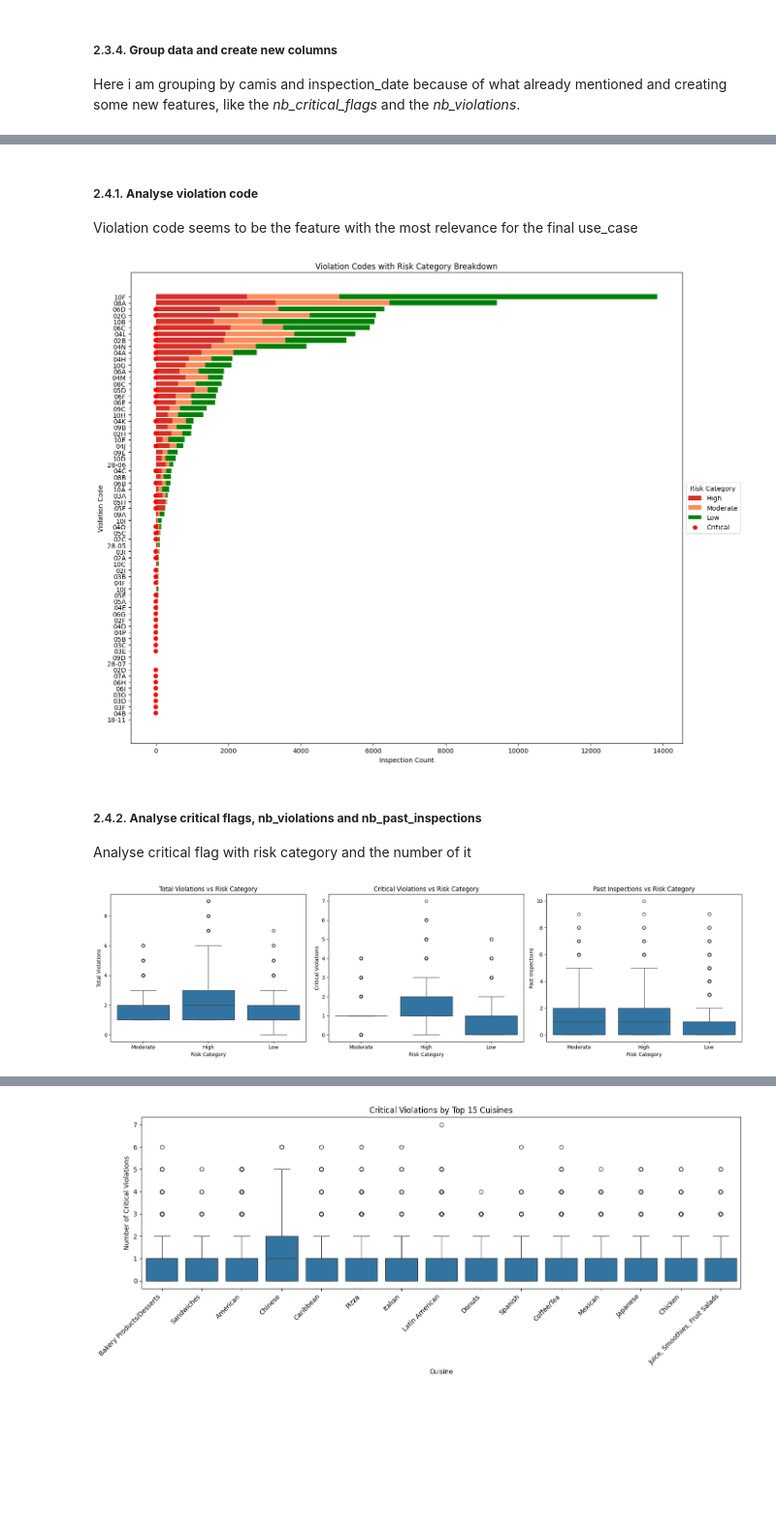
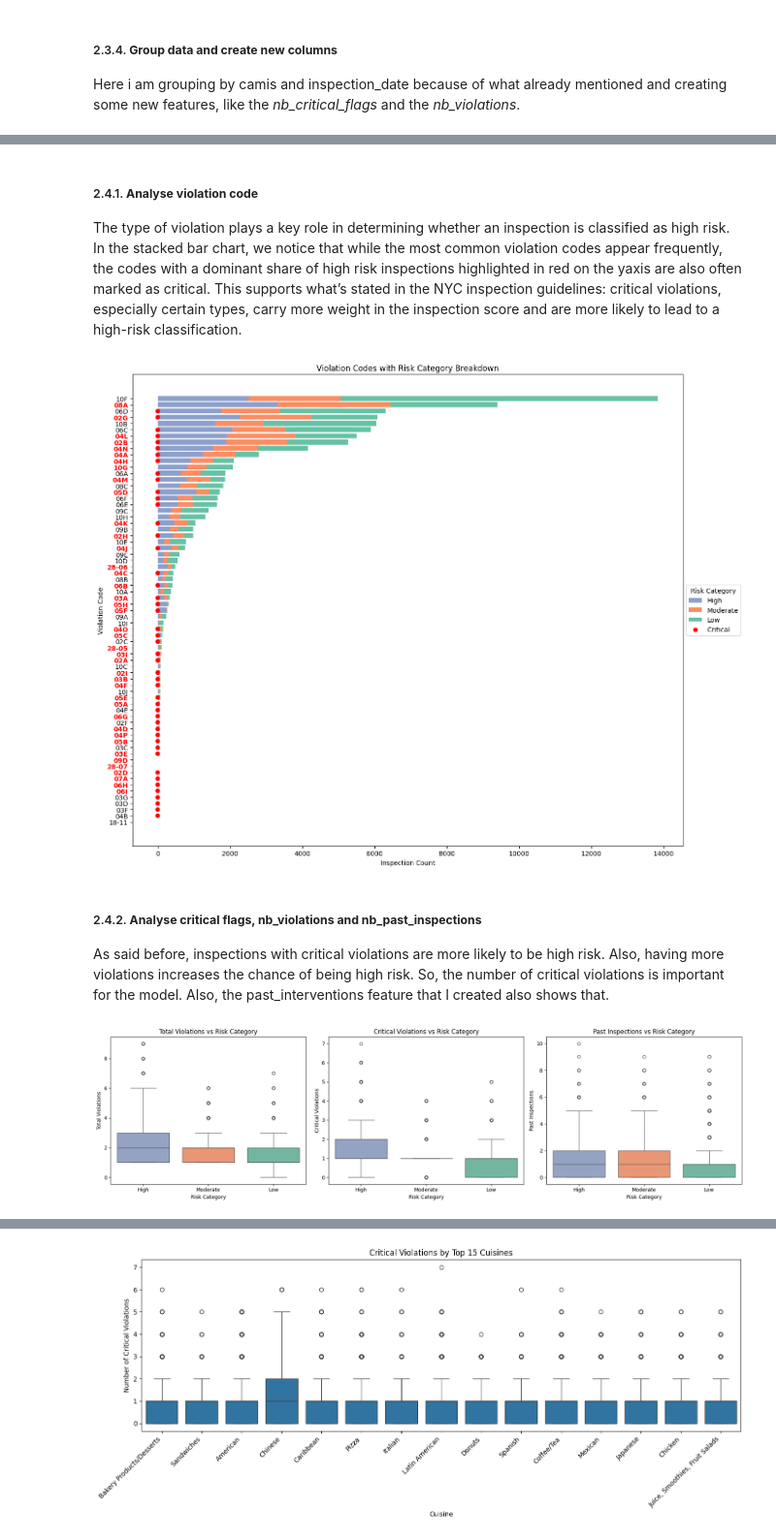
Before and after one commit to mcosta95/nyc-business-case, a Jupyter notebook: final_notebook/main.ipynb, the cells around one changed output, grey strips where cells are left out. Shown at 97% size. Drawn from its saved outputs; the diff is of its cells as text; code cells hidden in the pictures; blank space fills up the shorter version.

```diff
--- a/final_notebook/main.ipynb
+++ b/final_notebook/main.ipynb
@@ -315,7 +315,6 @@ Unique nb violation description AFTER cleaning 122
 I will extract some date features to understand if they are relevant for the final dataset.
 # %%
 data_final['inspection_date'] = pd.to_datetime(data_final['inspection_date'])
-data_final['year'] = data_final['inspection_date'].dt.year
 data_final['month'] = data_final['inspection_date'].dt.month
 # %% [markdown]
 ##### 2.3.2. **Create past nb inspections**
@@ -368,8 +366,3 @@ data_final.to_csv(os.path.join(data_path, "data_processed.csv"))
-# %%
-run_saved = True
-if run_saved:
-    data_final = pd.read_csv(os.path.join(data_path, "data_processed.csv"))
-    data_final['inspection_date'] = pd.to_datetime(data_final['inspection_date'])
 # %% [markdown]
 ##### 2.3.4. **Group data and create new columns**
 
@@ -384,8 +377,7 @@ data_transformed = data_final.groupby(['camis', 'inspection_date'], as_index=Fal
     inspection_type=('inspection_type', 'first'),
     nb_past_inspections=('nb_past_inspections', 'first'),
     risk_category=('risk_category', 'first'),
-    month=('month', 'first'),
-    year=('year', 'first')
+    month=('month', 'first')
     )
 # %%
 data_transformed.head()
@@ -403,8 +397,9 @@ Before doing encoding of the categorical features, let's do an analysis with ris
 # %% [markdown]
 ##### 2.4.1. **Analyse violation code**
-
-Violation code seems to be the feature with the most relevance for the final use_case
+The type of violation plays a key role in determining whether an inspection is classified as high risk. In the stacked bar chart, we notice that while the most common violation codes appear frequently, the codes with a dominant share of high risk inspections highlighted in red on the yaxis are also often marked as critical. This supports what’s stated in the NYC inspection guidelines: critical violations, especially certain types, carry more weight in the inspection score and are more likely to lead to a high-risk classification.
 # %%
+# plot nb of inspections per violation code, with risk category breakdown and highlighthing with red circle critical flagas and
+# highlight violation code with red for the ones that high is the main category
 violation_risk_dist = (
     data_final.groupby(['violation_code', 'risk_category'])
     .size()
@@ -415,15 +410,14 @@ violation_risk_dist = violation_risk_dist.loc[
     violation_risk_dist.sum(axis=1).sort_values(ascending=True).index
 ]
 
-# Map critical violations by mode of critical_flag per violation_code
 violation_critical_map = data_final.groupby('violation_code')['critical_flag'] \
     .agg(lambda x: x.mode().iloc[0] if not x.mode().empty else 'Unknown')
 
 plot_violation_code_analysis(violation_risk_dist, violation_critical_map)
 # %% [output]
-[figure, old version]
+[figure, new version]
 # %% [markdown]
 ##### 2.4.2. **Analyse critical flags, nb_violations and nb_past_inspections**
 
-Analyse critical flag with risk category and the number of it
+As said before, inspections with critical violations are more likely to be high risk. Also, having more violations increases the chance of being high risk. So, the number of critical violations is important for the model. Also, the past_interventions feature that I created also shows that.
 # %%
@@ -446,20 +442,34 @@ fig = px.scatter(
 fig.update_traces(marker=dict(line=dict(width=1, color='DarkSlateGrey')))
 fig.show()
 # %%
+colors = {
+    'High': '#8da0cb',
+    'Moderate': '#fc8d62',
+    'Low': '#66c2a5'
+}
+
 cols = ['nb_violations', 'nb_critical_flags', 'nb_past_inspections']
 titles = ['Total Violations', 'Critical Violations', 'Past Inspections']
 
-fig, axes = plt.subplots(1, 3, figsize=(18, 5), sharey=False)  # 1 row, 3 columns
+# Create boxplots
+fig, axes = plt.subplots(1, 3, figsize=(18, 5), sharey=False)
 
 for i, col in enumerate(cols):
-    sns.boxplot(data=data_transformed, x='risk_category', y=col, ax=axes[i])
+    sns.boxplot(
+        data=data_transformed,
+        x='risk_category',
+        y=col,
+        ax=axes[i],
+        order=['High', 'Moderate', 'Low'],  # Ensures color mapping is correct
+        palette=colors
+    )
     axes[i].set_title(f'{titles[i]} vs Risk Category')
     axes[i].set_xlabel('Risk Category')
     axes[i].set_ylabel(titles[i])
 
 plt.tight_layout()
 plt.show()
 # %% [output]
-[figure, old version]
+[figure, new version]
 # %% [markdown]
 ##### 2.4.3. **Analyse boro**
```
Also changed, not shown: parts of 60 cells of this notebook, 3 other files.
